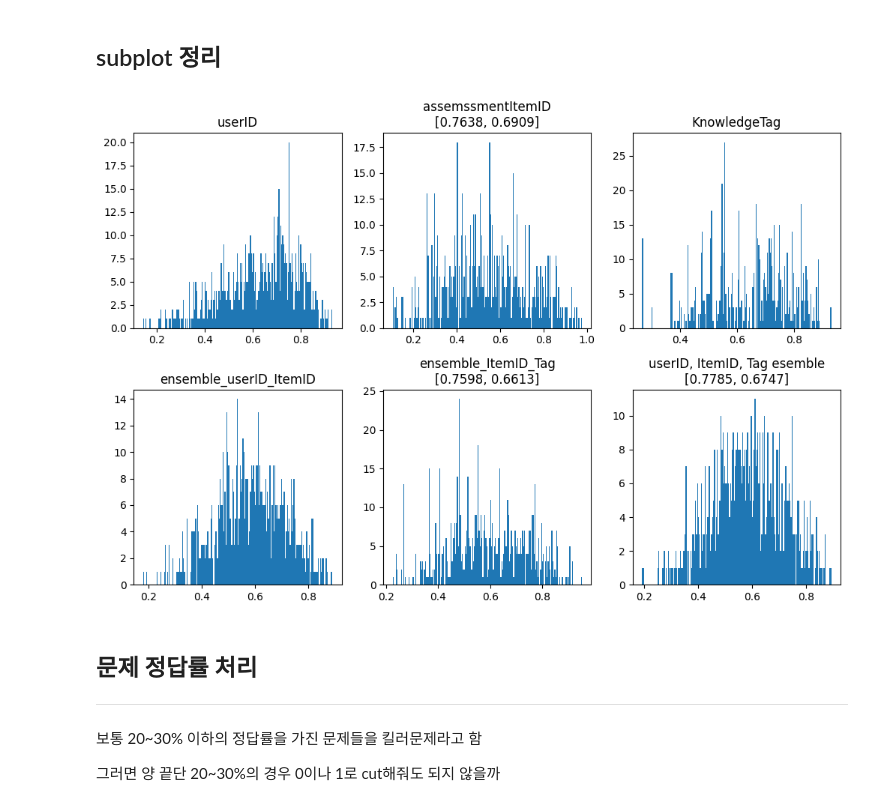
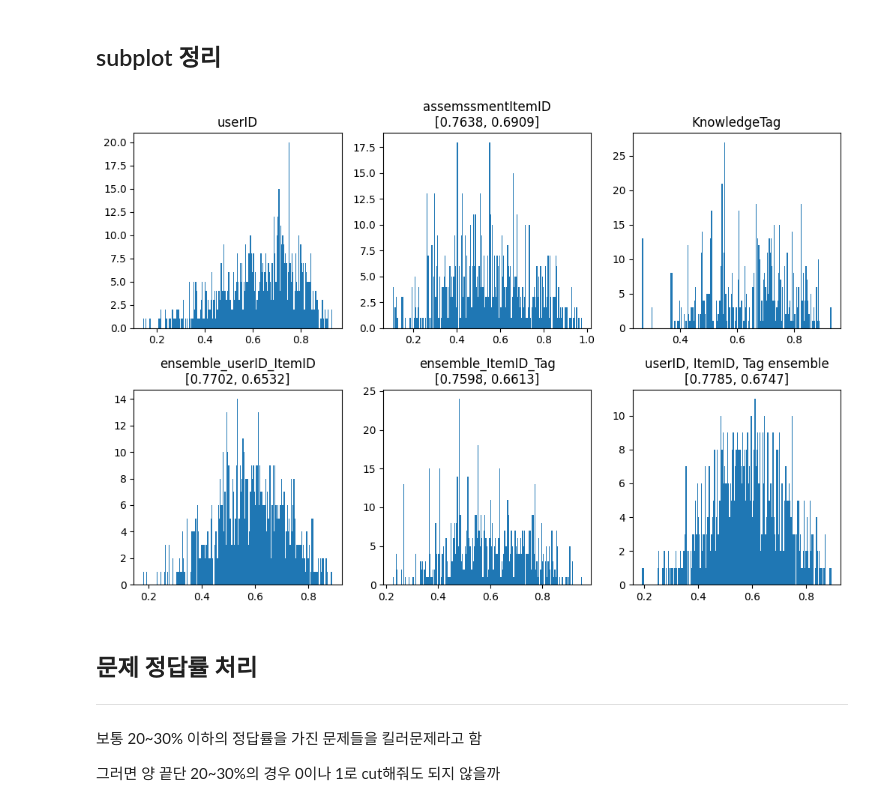
Before and after one commit to boostcampaitech5/level2_dkt-recsys-10, a Jupyter notebook: base_rule/base_rule.ipynb, the cells around one changed output. Cells and saved outputs as stored; diff of their text form; code cells hidden in the pictures.

```diff
--- a/base_rule/base_rule.ipynb
+++ b/base_rule/base_rule.ipynb
@@ -230,29 +230,29 @@ plt_show(cut_50_result, 200)
 # %%
 fig, axs = plt.subplots(2, 3, figsize=(10, 7))
 
 # 각각의 subplot에 리스트 데이터를 그래프로 출력
 axs[0, 0].hist(userID_result, bins=200)
 axs[0, 0].set_title('userID')
 
 axs[0, 1].hist(assemssmentItemID_result, bins=200)
 axs[0, 1].set_title('assemssmentItemID\n[0.7638, 0.6909]')
 
 axs[0, 2].hist(KnowledgeTag_result, bins=200)
 axs[0, 2].set_title('KnowledgeTag')
 
 axs[1, 0].hist(ensemble_userID_ItemID_result, bins=200)
-axs[1, 0].set_title('ensemble_userID_ItemID')
+axs[1, 0].set_title('ensemble_userID_ItemID\n[0.7702, 0.6532]')
 
 axs[1, 1].hist(ensemble_ItemID_Tag_result, bins=200)
 axs[1, 1].set_title('ensemble_ItemID_Tag\n[0.7598, 0.6613]')
 
 axs[1, 2].hist(ensemble_all_result, bins=200)
-axs[1, 2].set_title('userID, ItemID, Tag esemble\n[0.7785, 0.6747]')
+axs[1, 2].set_title('userID, ItemID, Tag ensemble\n[0.7785, 0.6747]')
 
 plt.tight_layout()  # subplot간 간격 조절
 plt.show()
 # %% [output]
-[figure, old version]
+[figure, new version]
 # %% [markdown]
 ## 문제 정답률 처리
 
```
Also changed, not shown: parts of 1 cell of this notebook, 1 other file.
